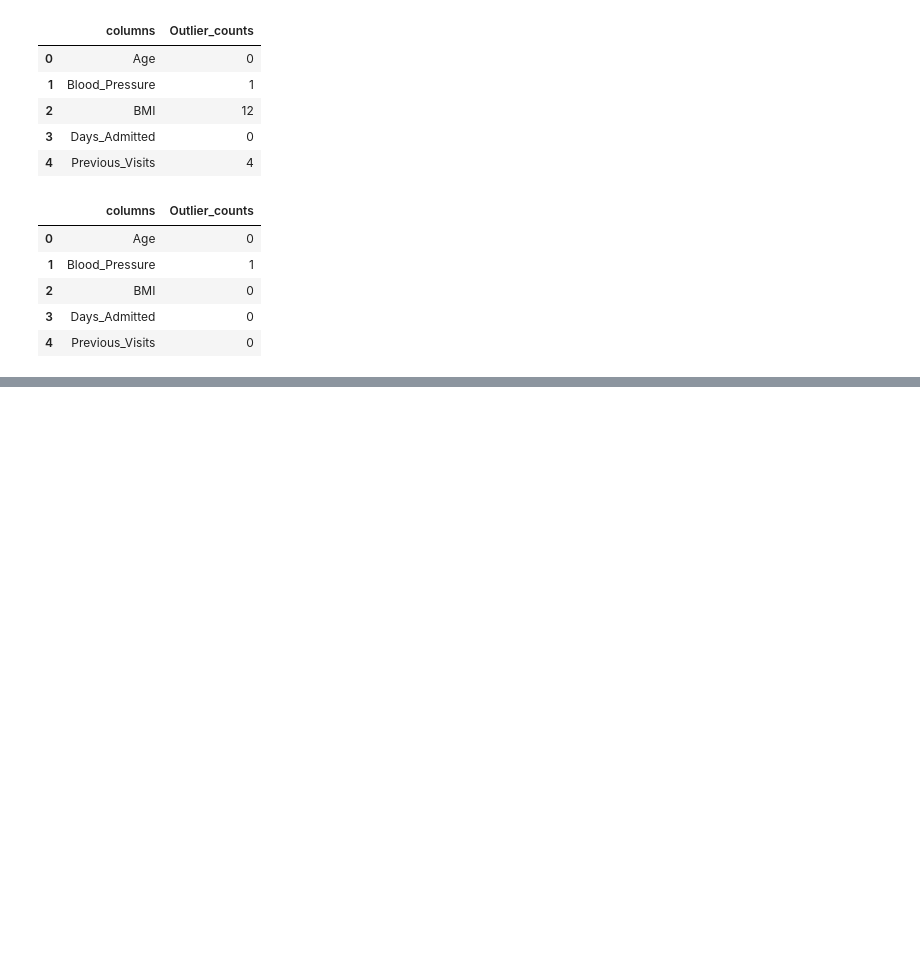
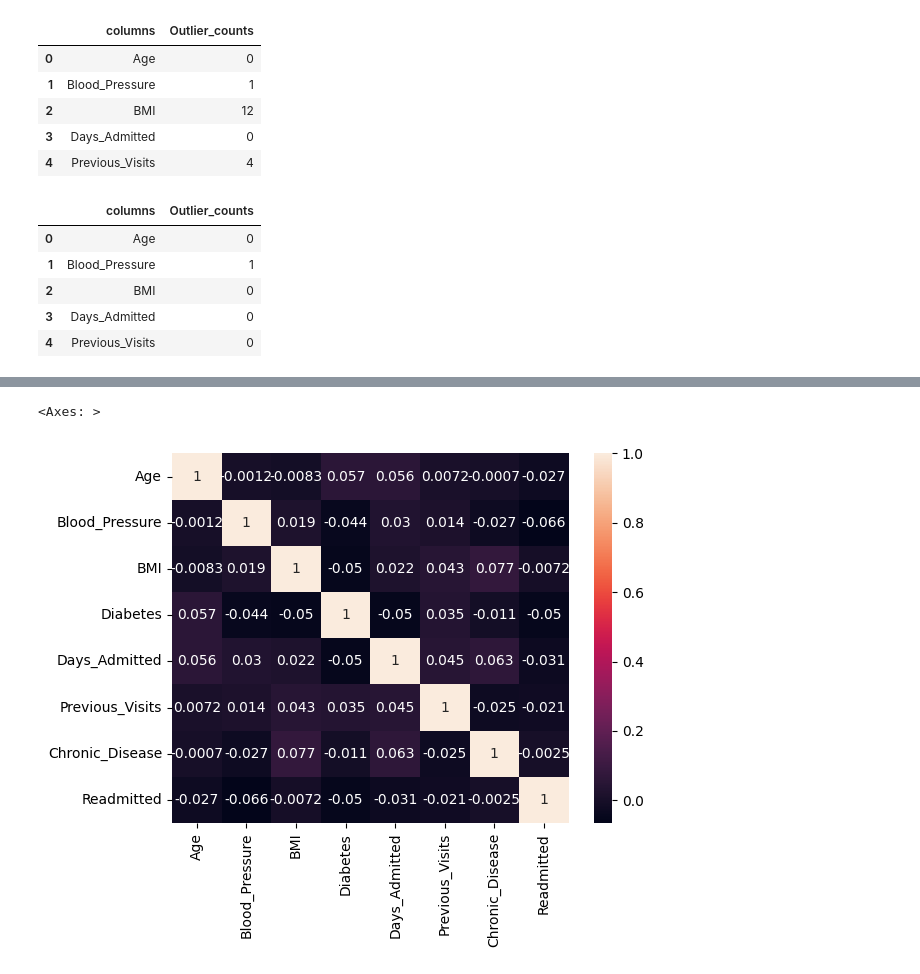
Before and after one commit to Md-Maruf-1727/Machine-Learning-Algorithms, a Jupyter notebook: Decision Tree/Hospital Patient Readmission model/code.ipynb, the cells around one changed output, grey strips where cells are left out. Saved outputs shown, nothing was run; the diff lists cells and outputs as text; code cells hidden in the pictures; blank space fills up the shorter version.

```diff
--- a/Decision Tree/Hospital Patient Readmission model/code.ipynb
+++ b/Decision Tree/Hospital Patient Readmission model/code.ipynb
@@ -180,0 +206,2 @@ outlier_df
+# %%
+df = df_clean.copy()
@@ -180,0 +254,3 @@ outlier_df
+# %%
+#filling NAN value
+df['Blood_Pressure'] = df['Blood_Pressure'].fillna(df['Blood_Pressure'].mean())
@@ -180,0 +266,10 @@ outlier_df
+# %%
+#feature scalling
+le = LabelEncoder()
+scaler = StandardScaler()
+# %%
+for col6 in df.columns:
+    if is_numeric_dtype(df[col6]):
+        df[col6] = scaler.fit_transform(df[[col6]])
+    else:
+        df[col6] = le.fit_transform(df[col6])
@@ -180,0 +285,5 @@ outlier_df
+# %%
+sns.heatmap(df.corr(), annot=True)
+# %% [output]
+<Axes: >
+[figure, added]
```
Also changed, not shown: parts of 38 cells of this notebook.
